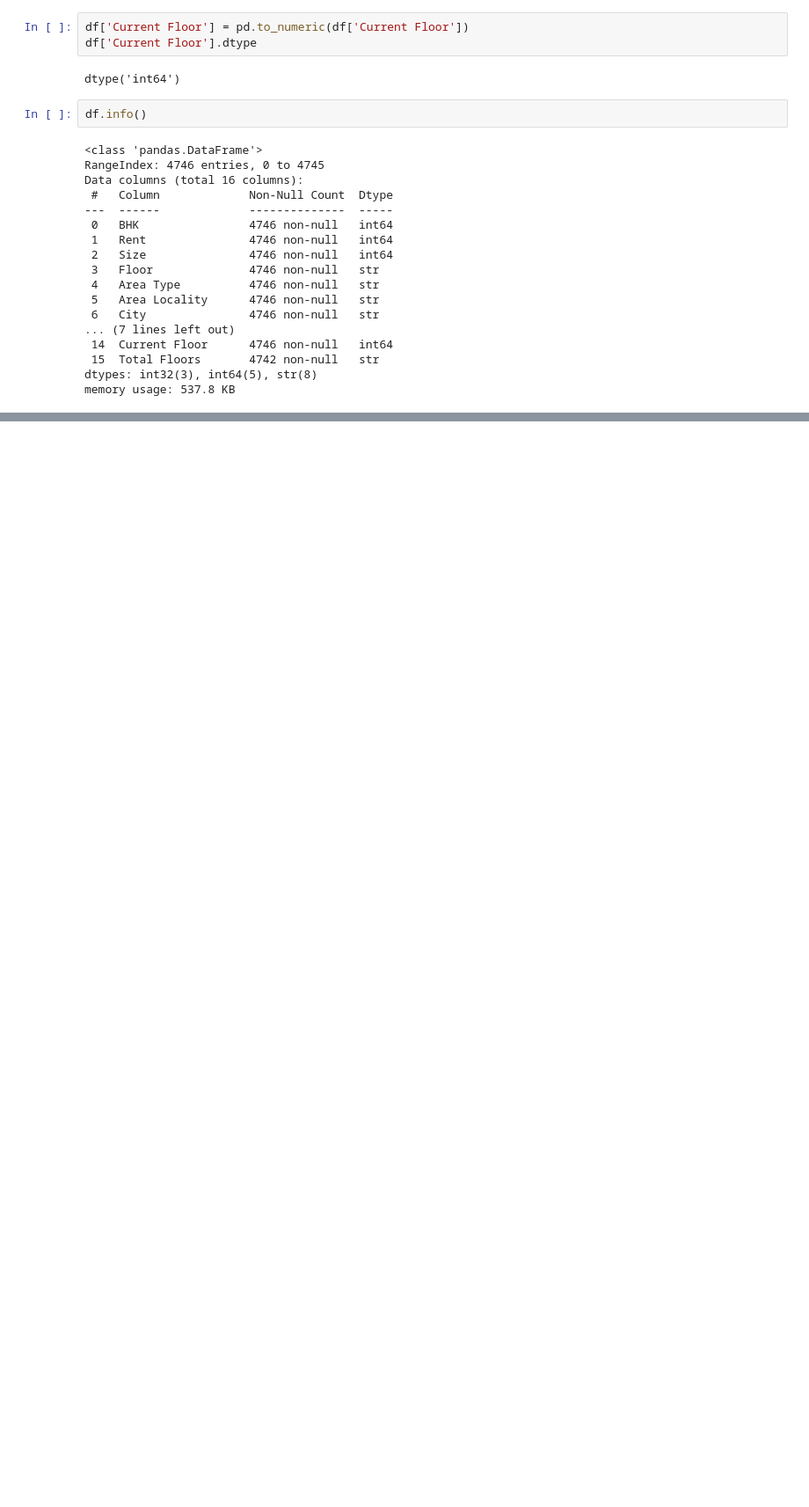
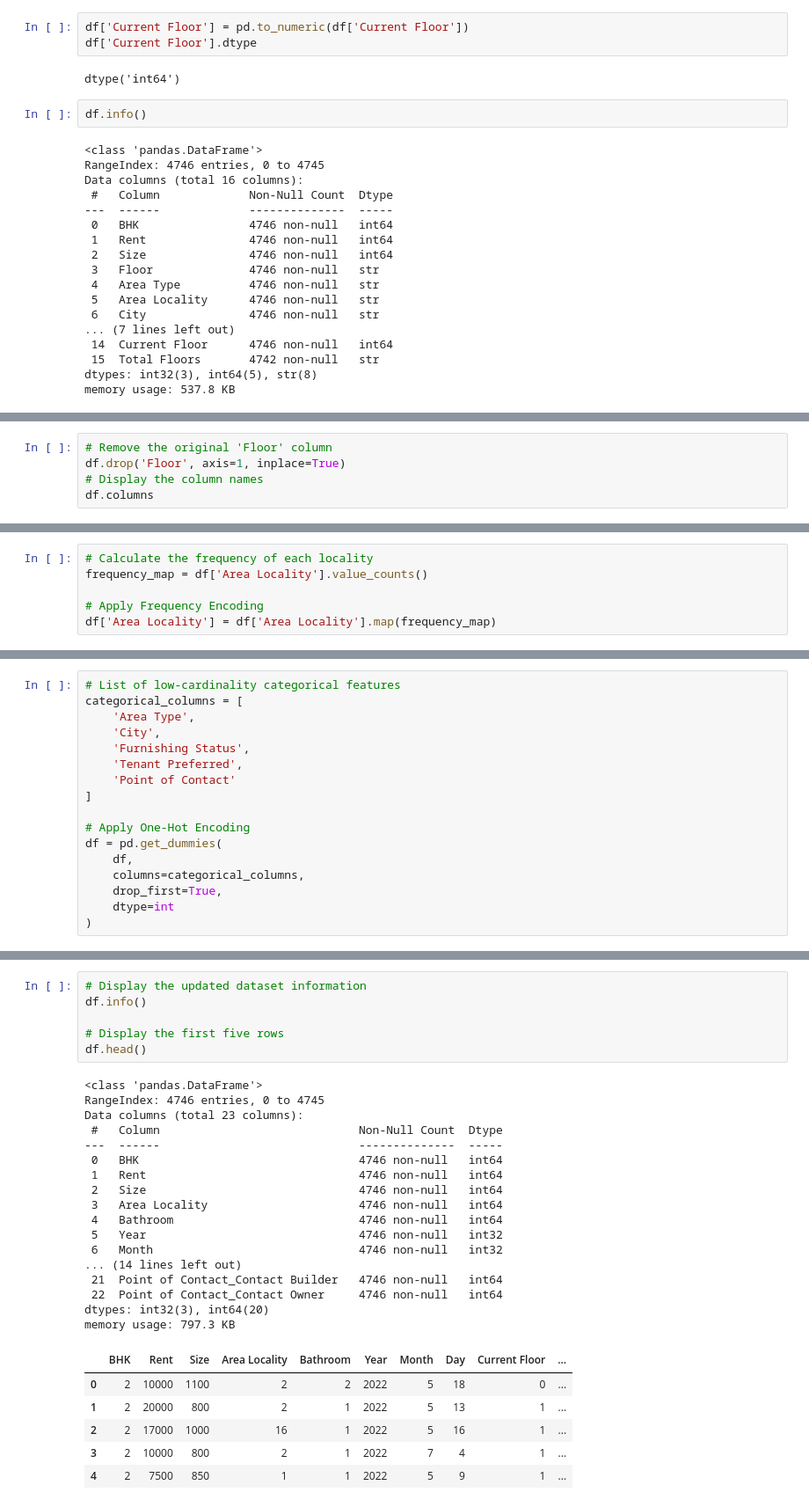
Before and after one commit to MOSTAFASEIKH/HRP, a Jupyter notebook: notebooks/HRP.ipynb, the cells around one changed output, grey strips where cells are left out. Shown at 88% size. Drawn from its saved outputs; the diff is of its cells as text; blank space fills up the shorter version.

Commit message:
Update data preparation

```diff
--- a/notebooks/HRP.ipynb
+++ b/notebooks/HRP.ipynb
@@ -385,0 +461,5 @@ memory usage: 537.8 KB
+# %%
+# Remove the original 'Floor' column
+df.drop('Floor', axis=1, inplace=True)
+# Display the column names
+df.columns
@@ -385,0 +523,6 @@ memory usage: 537.8 KB
+# %%
+# Calculate the frequency of each locality
+frequency_map = df['Area Locality'].value_counts()
+
+# Apply Frequency Encoding
+df['Area Locality'] = df['Area Locality'].map(frequency_map)
@@ -385,0 +567,17 @@ memory usage: 537.8 KB
+# %%
+# List of low-cardinality categorical features
+categorical_columns = [
+    'Area Type',
+    'City',
+    'Furnishing Status',
+    'Tenant Preferred',
+    'Point of Contact'
+]
+
+# Apply One-Hot Encoding
+df = pd.get_dummies(
+    df,
+    columns=categorical_columns,
+    drop_first=True,
+    dtype=int
+)
@@ -385,0 +586,30 @@ memory usage: 537.8 KB
+# %%
+# Display the updated dataset information
+df.info()
+
+# Display the first five rows
+df.head()
+# %% [output]
+<class 'pandas.DataFrame'>
+RangeIndex: 4746 entries, 0 to 4745
+Data columns (total 23 columns):
+ #   Column                             Non-Null Count  Dtype
+---  ------                             --------------  -----
+ 0   BHK                                4746 non-null   int64
+ 1   Rent                               4746 non-null   int64
+ 2   Size                               4746 non-null   int64
+ 3   Area Locality                      4746 non-null   int64
+ 4   Bathroom                           4746 non-null   int64
+ 5   Year                               4746 non-null   int32
+ 6   Month                              4746 non-null   int32
+... (14 lines left out)
+ 21  Point of Contact_Contact Builder   4746 non-null   int64
+ 22  Point of Contact_Contact Owner     4746 non-null   int64
+dtypes: int32(3), int64(20)
+memory usage: 797.3 KB
+|  | BHK | Rent | Size | Area Locality | Bathroom | Year | Month | Day | Current Floor | ... |
+| 0 | 2 | 10000 | 1100 | 2 | 2 | 2022 | 5 | 18 | 0 | ... |
+| 1 | 2 | 20000 | 800 | 2 | 1 | 2022 | 5 | 13 | 1 | ... |
+| 2 | 2 | 17000 | 1000 | 16 | 1 | 2022 | 5 | 16 | 1 | ... |
+| 3 | 2 | 10000 | 800 | 2 | 1 | 2022 | 7 | 4 | 1 | ... |
+| 4 | 2 | 7500 | 850 | 1 | 1 | 2022 | 5 | 9 | 1 | ... |
```
Also changed, not shown: parts of 24 cells of this notebook.
